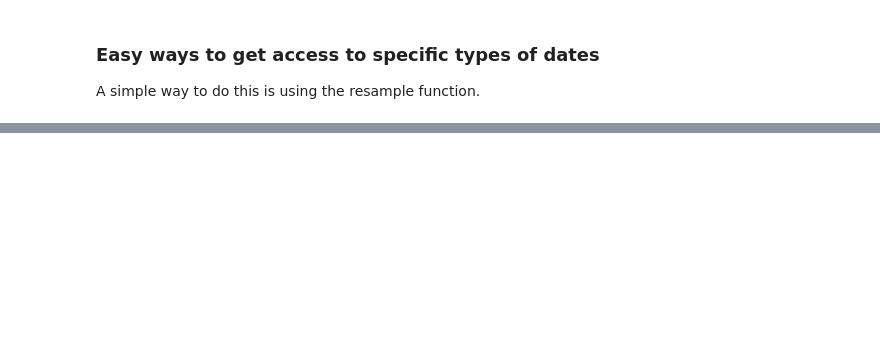
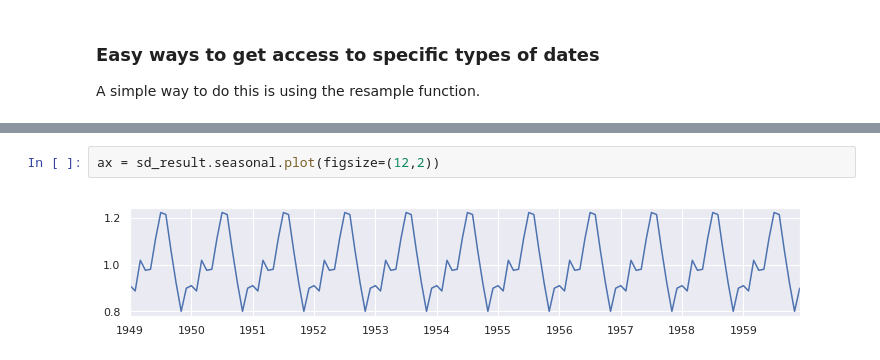
Before and after one commit to TomMonks/code-club-basic-forecasting, a Jupyter notebook: intro_to_dates.ipynb, the cells around one changed output, grey strips where cells are left out. Saved outputs shown, nothing was run; the diff lists cells and outputs as text; blank space fills up the shorter version.

```diff
--- a/intro_to_dates.ipynb
+++ b/intro_to_dates.ipynb
@@ -293,0 +377,4 @@ df.resample(rule='M').max().plot.line(figsize=(12,4)) # month end maximum sales
+# %%
+ax = sd_result.seasonal.plot(figsize=(12,2))
+# %% [output]
+[figure, added]
```
Also changed, not shown: parts of 29 cells of this notebook, 1 other file.
